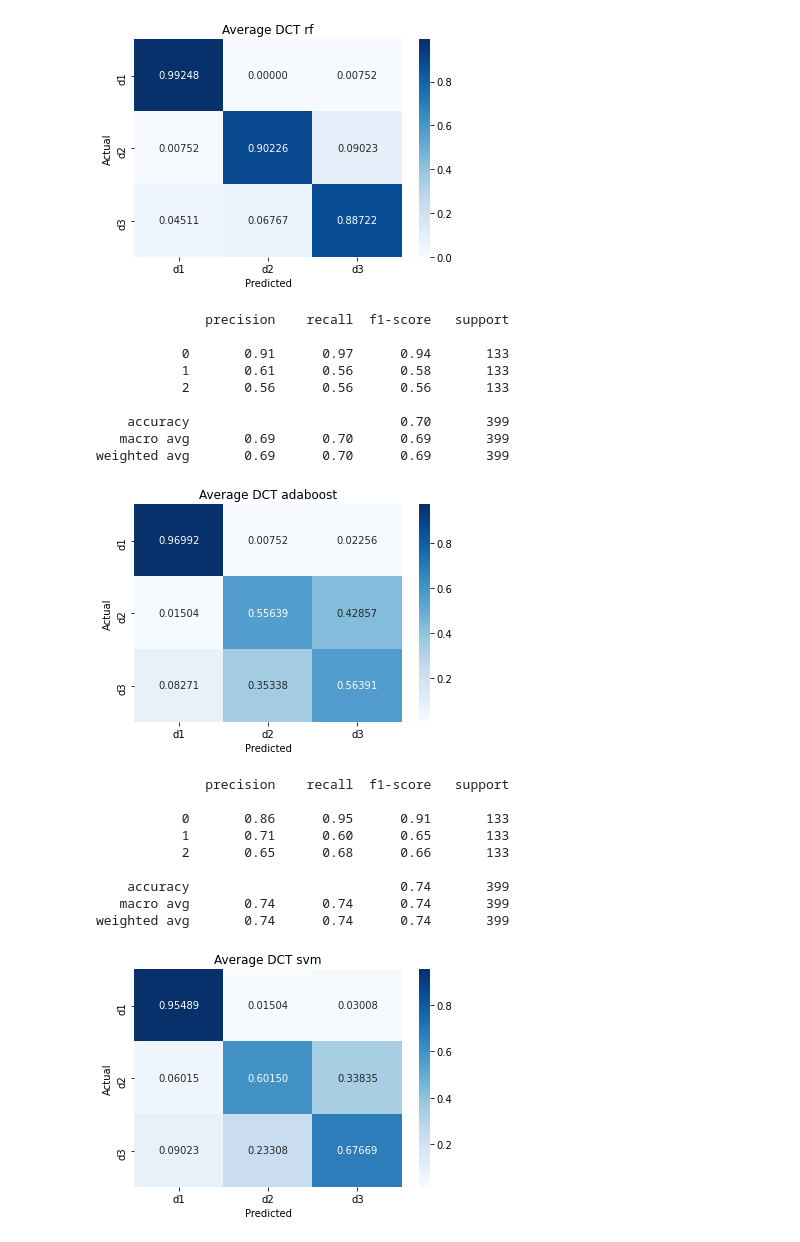
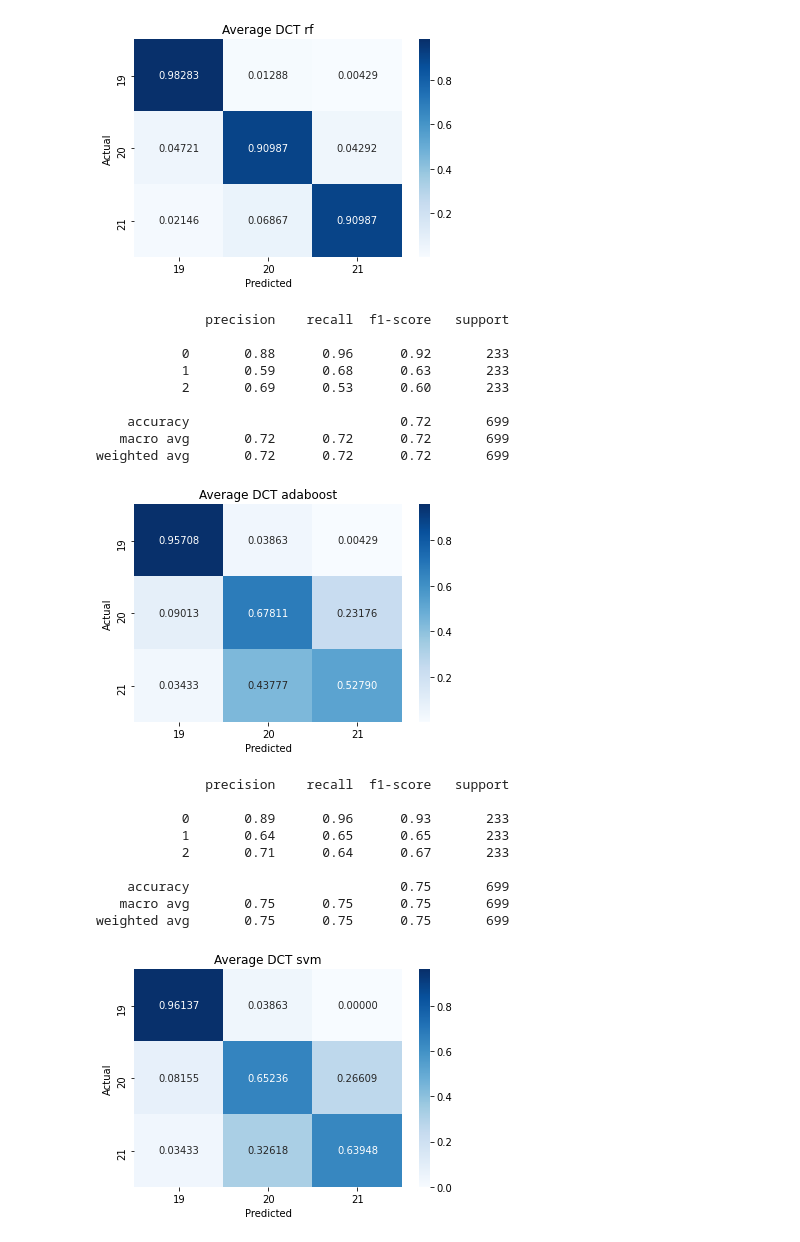
Before and after one commit to bastiendlf/UV_Projet, a Jupyter notebook: notebooks/Classification_dct_function.ipynb, the cells around one changed output. Saved outputs shown, nothing was run; the diff lists cells and outputs as text; code cells hidden in the pictures.

Commit message:
making new datasets and test models on validation data

```diff
--- a/notebooks/Classification_dct_function.ipynb
+++ b/notebooks/Classification_dct_function.ipynb
@@ -15,11 +10,22 @@ MODEL_NAME = ''.join([str(MODEL_TYPE)] + ['_c' + str(curr) for curr in DATASETS]
+# %%
+OUTPUT_DATA_FOLDER = '../output/datasets/'
+INPUT_DATA_FOLDER = '../data/'
+
+# DATASETS = ["d1_Q90", "d2_Q90", "d3_Q90"]  # Q90 with d1 d2 d3 and random roundings
+DATASETS = [19, 20, 21]  # Q90 with d1 d2 d3 and random roundings
+
+MODEL_CATEGORY = "d_Q90"
+BL_COMPUTE_AVG = False
 # %%
 from sklearn.ensemble import RandomForestClassifier, AdaBoostClassifier
 from sklearn.svm import SVC
 from sklearn.pipeline import make_pipeline
 from sklearn.preprocessing import StandardScaler
+from sklearn.naive_bayes import GaussianNB
 
 MODELS = {
     "rf": RandomForestClassifier(max_depth=10, random_state=0),
     "adaboost": AdaBoostClassifier(),
-    "svm": make_pipeline(StandardScaler(), SVC(gamma='auto', probability=True))
+    "svm": make_pipeline(StandardScaler(), SVC(gamma='auto', probability=True)),
+    "naive_bayes": GaussianNB()
 }
@@ -32,7 +40,10 @@ y_labels = []
 for current_dataset in DATASETS:
     _, X_current = DatasetMaker.load_dataset(current_dataset)
     y_labels += [current_dataset] * len(X_current)
-    X += X_current
+    if BL_COMPUTE_AVG:
+        X += get_average_dct(X_current)
+    else:
+        X += X_current
 
 le = preprocessing.LabelEncoder()
 y = le.fit_transform(y_labels)
@@ -42,7 +55,7 @@ new_X, new_y = unique_images(X, y.tolist())
 from sklearn.model_selection import cross_val_predict
 
 for model in MODELS.keys():
-    y_pred = cross_val_predict(MODELS[model], new_X, new_y, cv=4)
+    y_pred = cross_val_predict(MODELS[model], new_X, new_y, cv=5)
     print(classification_report(new_y, y_pred))
     show_confusion_matrix(new_y, y_pred, DATASETS, f"Average DCT {model}")
 # %% [output]
@@ -58,21 +71,21 @@ weighted avg       0.93      0.93      0.93       399
-[figure, old version]
+[figure, new version]
               precision    recall  f1-score   support
 
-           0       0.91      0.97      0.94       133
-           1       0.61      0.56      0.58       133
-           2       0.56      0.56      0.56       133
+           0       0.88      0.96      0.92       233
+           1       0.59      0.68      0.63       233
+           2       0.69      0.53      0.60       233
 
-    accuracy                           0.70       399
-   macro avg       0.69      0.70      0.69       399
-weighted avg       0.69      0.70      0.69       399
+    accuracy                           0.72       699
+   macro avg       0.72      0.72      0.72       699
+weighted avg       0.72      0.72      0.72       699
-[figure, old version]
+[figure, new version]
               precision    recall  f1-score   support
 
-           0       0.86      0.95      0.91       133
-           1       0.71      0.60      0.65       133
-           2       0.65      0.68      0.66       133
+           0       0.89      0.96      0.93       233
+           1       0.64      0.65      0.65       233
+           2       0.71      0.64      0.67       233
 
-    accuracy                           0.74       399
-   macro avg       0.74      0.74      0.74       399
-weighted avg       0.74      0.74      0.74       399
+    accuracy                           0.75       699
+   macro avg       0.75      0.75      0.75       699
+weighted avg       0.75      0.75      0.75       699
-[figure, old version]
+[figure, new version]
```
Also changed, not shown: parts of 12 cells of this notebook, 7 other files.
